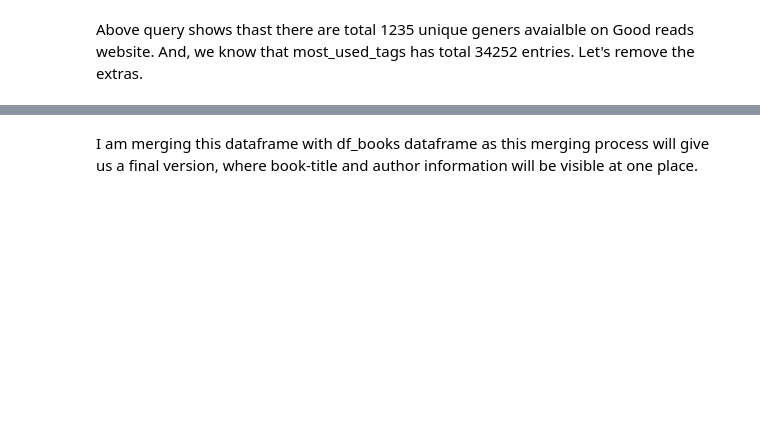
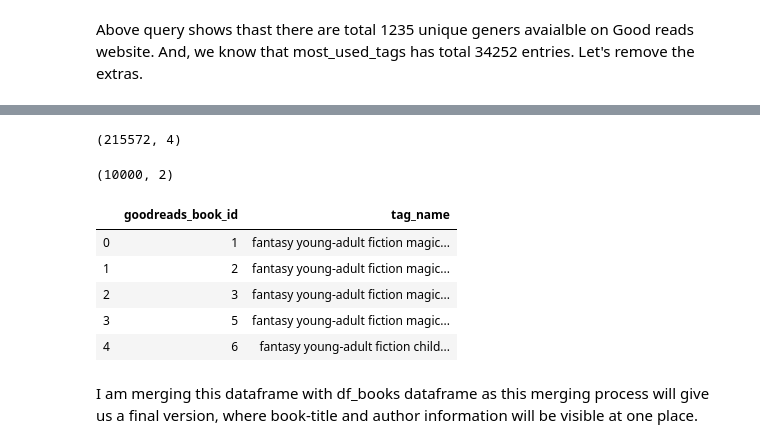
Before and after one commit to ProfAnshul/Book-Recommendation, a Jupyter notebook: Wrangling_Storytelling.ipynb, the cells around one changed output, grey strips where cells are left out. Saved outputs shown, nothing was run; the diff lists cells and outputs as text; code cells hidden in the pictures; blank space fills up the shorter version.

```diff
--- a/Wrangling_Storytelling.ipynb
+++ b/Wrangling_Storytelling.ipynb
@@ -994,6 +1341,21 @@ common_tags
+# %%
+common_tags.shape
+# %% [output]
+(215572, 4)
 # %%
 combined_tags = common_tags.groupby('goodreads_book_id')['tag_name'].apply(lambda x: "%s" % ' '.join(x)).reset_index()
+# %%
+combined_tags.shape
+# %% [output]
+(10000, 2)
 # %%
-combined_tags.head(7)
+combined_tags.head(5)
+# %% [output]
+|  | goodreads_book_id | tag_name |
+| 0 | 1 | fantasy young-adult fiction magic... |
+| 1 | 2 | fantasy young-adult fiction magic... |
+| 2 | 3 | fantasy young-adult fiction magic... |
+| 3 | 5 | fantasy young-adult fiction magic... |
+| 4 | 6 | fantasy young-adult fiction child... |
 # %% [markdown]
 I am merging this dataframe with df_books dataframe as this merging process will give us a final version, where book-title and author information will be visible at one place.
```
Also changed, not shown: parts of 80 cells of this notebook.
